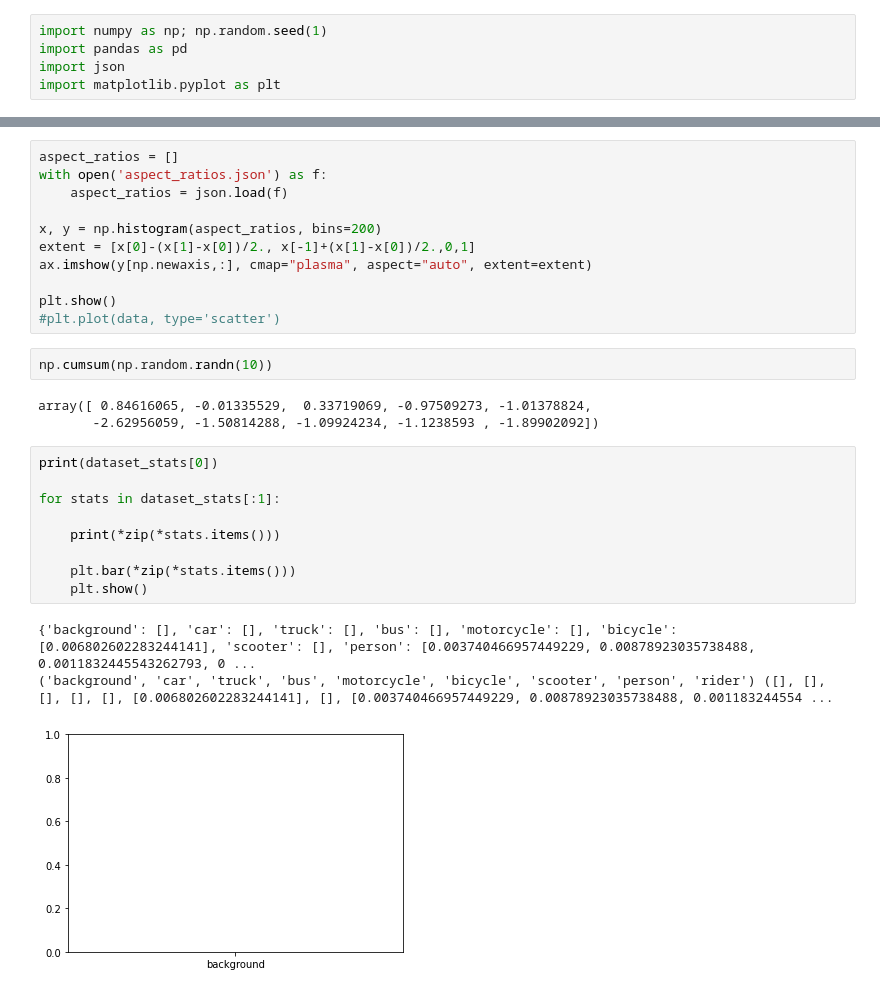
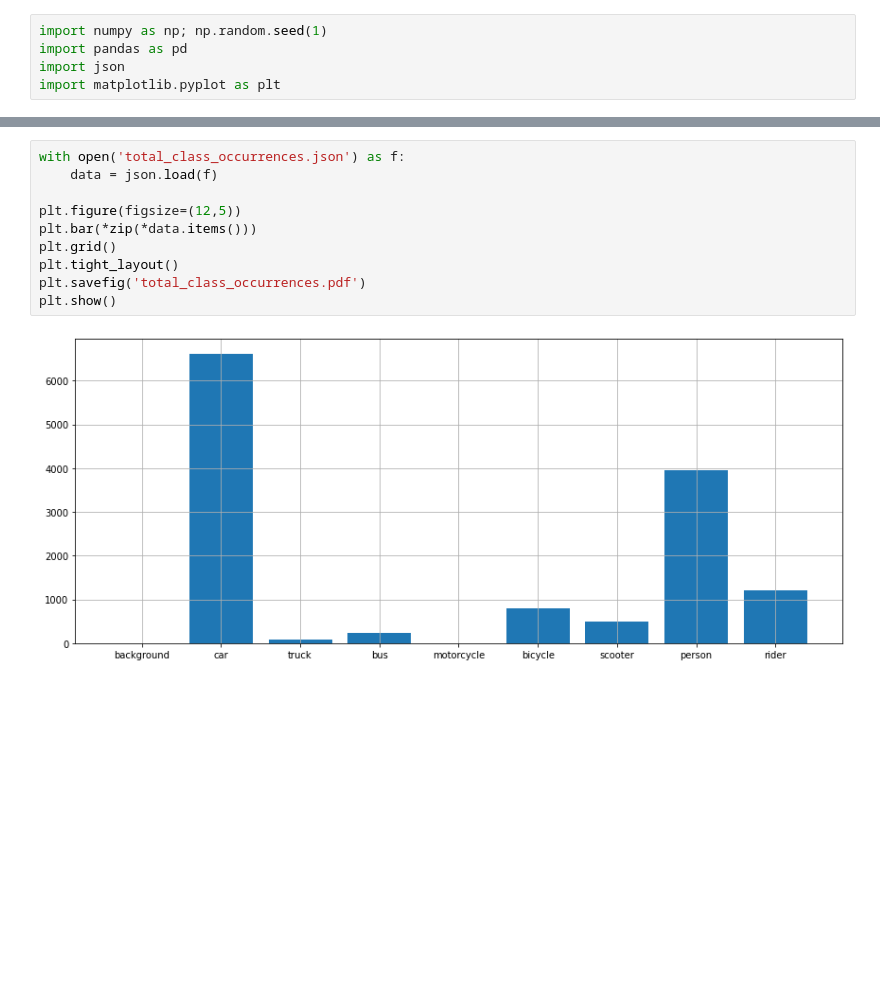
Before and after one commit to emilnebb/computer_vision-project, a Jupyter notebook: dataset_exploration/dataset_exploration.ipynb, the cells around one changed output, grey strips where cells are left out. Saved outputs shown, nothing was run; the diff lists cells and outputs as text; blank space fills up the shorter version.

```diff
--- a/dataset_exploration/dataset_exploration.ipynb
+++ b/dataset_exploration/dataset_exploration.ipynb
@@ -58,29 +55,12 @@ plt.show()
 # %%
-aspect_ratios = []
-with open('aspect_ratios.json') as f:
-    aspect_ratios = json.load(f)
+with open('total_class_occurrences.json') as f:
+    data = json.load(f)
 
-x, y = np.histogram(aspect_ratios, bins=200)
-extent = [x[0]-(x[1]-x[0])/2., x[-1]+(x[1]-x[0])/2.,0,1]
-ax.imshow(y[np.newaxis,:], cmap="plasma", aspect="auto", extent=extent)
-
+plt.figure(figsize=(12,5))
+plt.bar(*zip(*data.items()))
+plt.grid()
+plt.tight_layout()
+plt.savefig('total_class_occurrences.pdf')
 plt.show()
-#plt.plot(data, type='scatter')
+# %% [output]
+[figure, added]
-# %%
-np.cumsum(np.random.randn(10))
-# %% [output]
-array([ 0.84616065, -0.01335529,  0.33719069, -0.97509273, -1.01378824,
-       -2.62956059, -1.50814288, -1.09924234, -1.1238593 , -1.89902092])
-# %%
-print(dataset_stats[0])
-
-for stats in dataset_stats[:1]:
-
-    print(*zip(*stats.items()))
-
-    plt.bar(*zip(*stats.items()))
-    plt.show()
-# %% [output]
-{'background': [], 'car': [], 'truck': [], 'bus': [], 'motorcycle': [], 'bicycle': [0.006802602283244141], 'scooter': [], 'person': [0.003740466957449229, 0.00878923035738488, 0.0011832445543262793, 0 ...
-('background', 'car', 'truck', 'bus', 'motorcycle', 'bicycle', 'scooter', 'person', 'rider') ([], [], [], [], [], [0.006802602283244141], [], [0.003740466957449229, 0.00878923035738488, 0.001183244554 ...
-[figure, removed]
```
Also changed, not shown: parts of 2 cells of this notebook, 2 other files.
